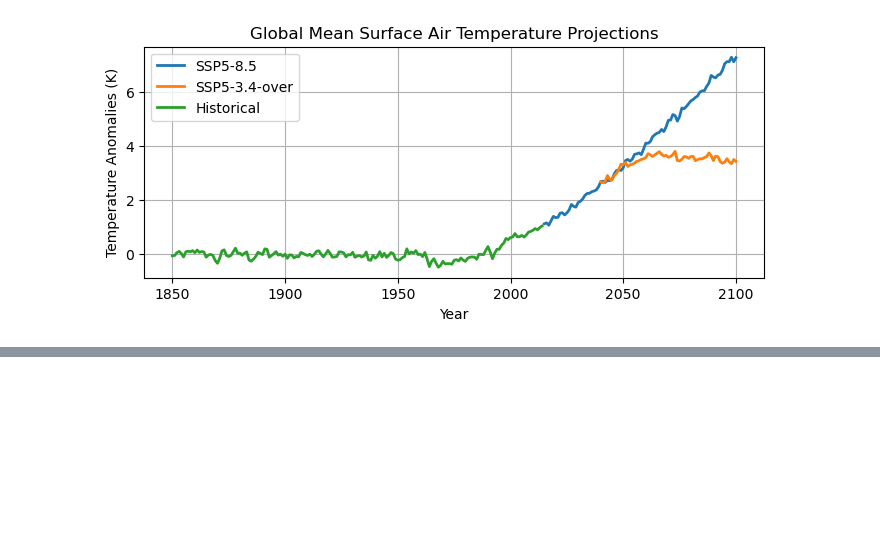
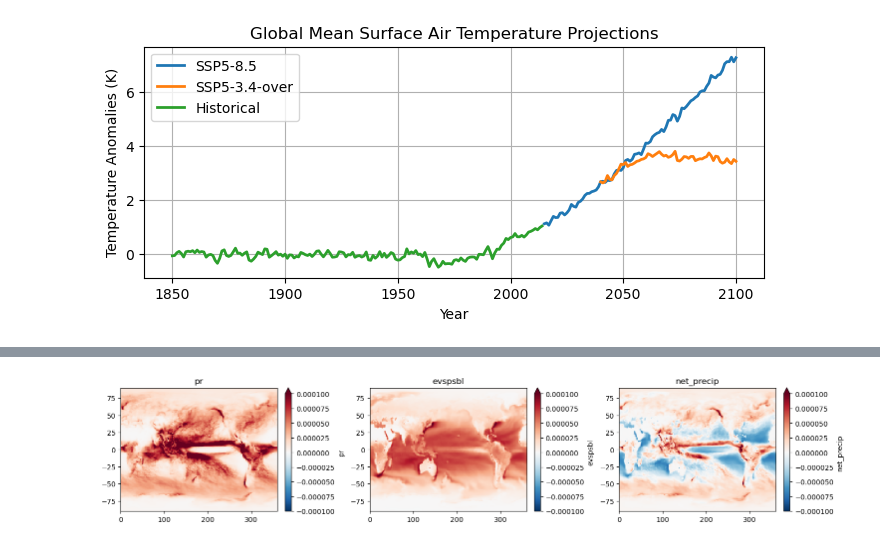
Before and after one commit to hmkhatri/ML-Spatial-Patterns-Warming, a Jupyter notebook: Sample-Data/Sample-Data.ipynb, the cells around one changed output, grey strips where cells are left out. Saved outputs shown, nothing was run; the diff lists cells and outputs as text; code cells hidden in the pictures; blank space fills up the shorter version.

Commit message:
precipitation patterns

```diff
--- a/Sample-Data/Sample-Data.ipynb
+++ b/Sample-Data/Sample-Data.ipynb
@@ -178,0 +187,10 @@ ds_hist.astype(np.float32).to_netcdf("./sample-hist.nc")
+# %%
+dir_path = "/badc/cmip6/data/CMIP6/" # this is the directory for all cmip6 output
+
+ds_ssp585_pr = xr.open_mfdataset(dir_path + "ScenarioMIP/MOHC/UKESM1-0-LL/ssp585/r1i1p1f2/Amon/pr/gn/latest/*nc")
+ds_ssp585_evspsbl = xr.open_mfdataset(dir_path + "ScenarioMIP/MOHC/UKESM1-0-LL/ssp585/r1i1p1f2/Amon/evspsbl/gn/latest/*nc") # 2015-2100 (starting from historical end)
+ds_ssp585 = xr.merge([ds_ssp585_pr, ds_ssp585_evspsbl])
+
+ds_hist_pr = xr.open_mfdataset(dir_path + "CMIP/MOHC/UKESM1-0-LL/historical/r1i1p1f2/Amon/pr/gn/latest/*nc")
+ds_hist_evspsbl = xr.open_mfdataset(dir_path + "CMIP/MOHC/UKESM1-0-LL/historical/r1i1p1f2/Amon/evspsbl/gn/latest/*nc")
+ds_hist = xr.merge([ds_hist_pr,  ds_hist_evspsbl])
@@ -178,0 +217,16 @@ ds_hist.astype(np.float32).to_netcdf("./sample-hist.nc")
+# %%
+# Compute annual-means
+
+days = ds_ssp585['time'].dt.days_in_month
+weights = days.groupby('time.year') / days.groupby('time.year').sum(dim='time')
+ds_ssp585 = (ds_ssp585.get(['pr', 'evspsbl']) * weights).groupby('time.year').sum(dim='time')
+%time ds_ssp585.compute()
+
+ds_ssp585['net_precip'] = ds_ssp585['pr'] - ds_ssp585['evspsbl']
+
+days = ds_hist['time'].dt.days_in_month
+weights = days.groupby('time.year') / days.groupby('time.year').sum(dim='time')
+ds_hist = (ds_hist.get(['pr', 'evspsbl']) * weights).groupby('time.year').sum(dim='time')
+%time ds_hist.compute()
+
+ds_hist['net_precip'] = ds_hist['pr'] - ds_hist['evspsbl']
@@ -178,0 +238,17 @@ ds_hist.astype(np.float32).to_netcdf("./sample-hist.nc")
+# %%
+# plot (SSP585 total precipitation, evapolaration and net precipitation)
+var_list = ['pr', 'evspsbl', 'net_precip']
+
+fig, axes = plt.subplots(ncols=3, figsize=(15, 3), constrained_layout=True)
+
+for ax, var in zip(axes, var_list):
+
+    data = ds_ssp585[var].sel(year=2050)
+
+    data.plot(ax=ax, cmap="RdBu_r", add_colorbar=True, vmin = -1e-4, vmax = 1e-4)
+
+    ax.set_title(var)
+    ax.set_xlabel("")
+    ax.set_ylabel("")
+# %% [output]
+[figure, added]
```
Also changed, not shown: parts of 4 cells of this notebook.
